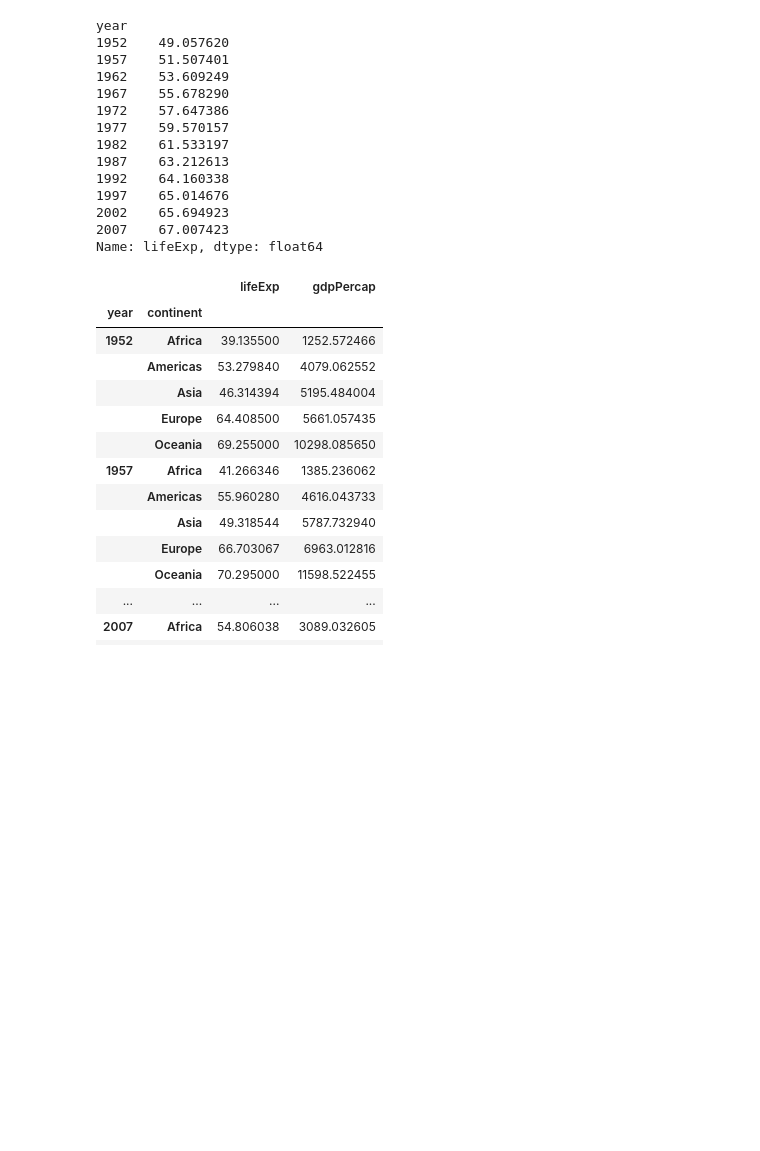
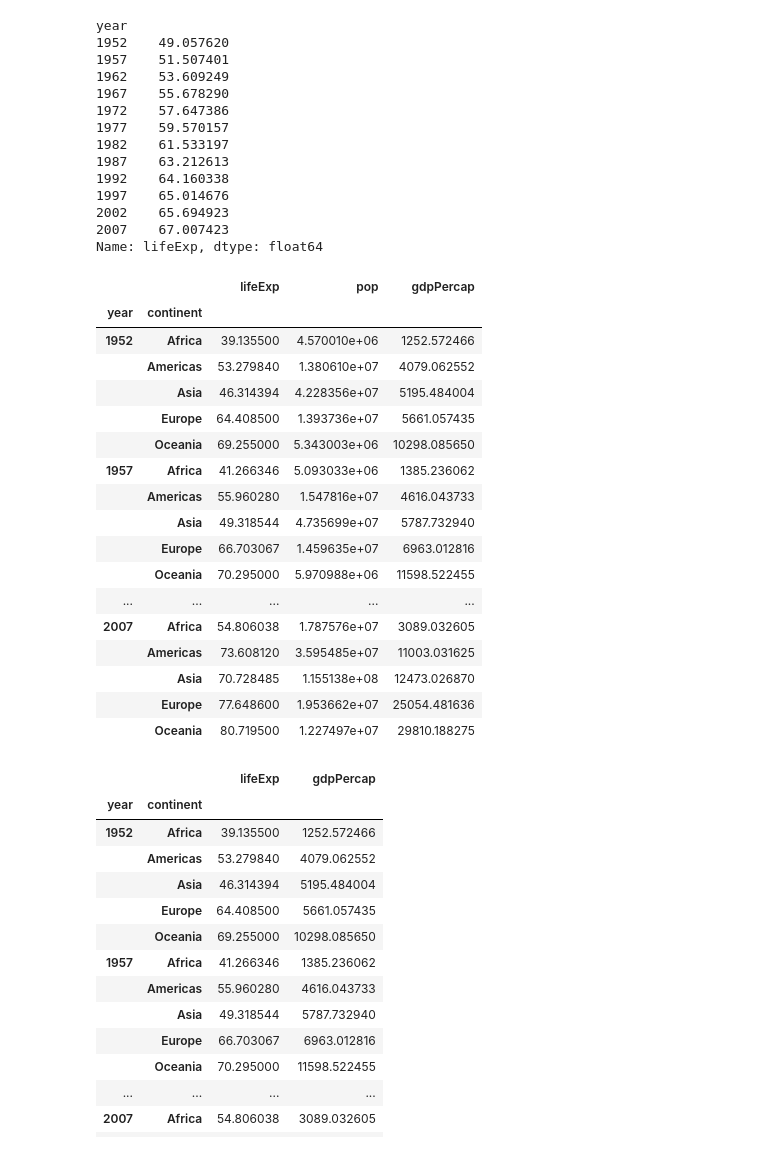
Before and after one commit to saparian0304/tjoeunacademy_test, a Jupyter notebook: jupyter/데이터수집/데이터처리/1. 기초.ipynb, the cells around one changed output. Drawn from its saved outputs; the diff is of its cells as text; code cells hidden in the pictures; blank space fills up the shorter version.

```diff
--- a/jupyter/데이터수집/데이터처리/1. 기초.ipynb
+++ b/jupyter/데이터수집/데이터처리/1. 기초.ipynb
@@ -300,6 +300,27 @@ year
 2002    65.694923
 2007    67.007423
 Name: lifeExp, dtype: float64
+# %%
+df.groupby(['year','continent']).mean()
+# %% [output]
+|  |  | lifeExp | pop | gdpPercap |
+| year | continent |  |  |  |
+| 1952 | Africa | 39.135500 | 4.570010e+06 | 1252.572466 |
+|  | Americas | 53.279840 | 1.380610e+07 | 4079.062552 |
+|  | Asia | 46.314394 | 4.228356e+07 | 5195.484004 |
+|  | Europe | 64.408500 | 1.393736e+07 | 5661.057435 |
+|  | Oceania | 69.255000 | 5.343003e+06 | 10298.085650 |
+| 1957 | Africa | 41.266346 | 5.093033e+06 | 1385.236062 |
+|  | Americas | 55.960280 | 1.547816e+07 | 4616.043733 |
+|  | Asia | 49.318544 | 4.735699e+07 | 5787.732940 |
+|  | Europe | 66.703067 | 1.459635e+07 | 6963.012816 |
+|  | Oceania | 70.295000 | 5.970988e+06 | 11598.522455 |
+| ... | ... | ... | ... | ... |
+| 2007 | Africa | 54.806038 | 1.787576e+07 | 3089.032605 |
+|  | Americas | 73.608120 | 3.595485e+07 | 11003.031625 |
+|  | Asia | 70.728485 | 1.155138e+08 | 12473.026870 |
+|  | Europe | 77.648600 | 1.953662e+07 | 25054.481636 |
+|  | Oceania | 80.719500 | 1.227497e+07 | 29810.188275 |
 # %%
 # 연도별, 대륙별 기대수명과 gdp 평균
 df.groupby(['year','continent'])[['lifeExp', 'gdpPercap']].mean()
```
Also changed, not shown: 9 other files.
